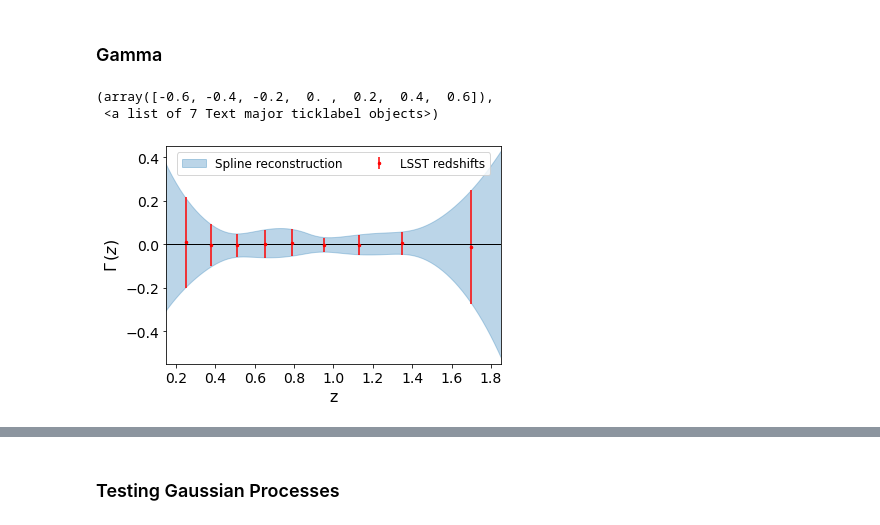
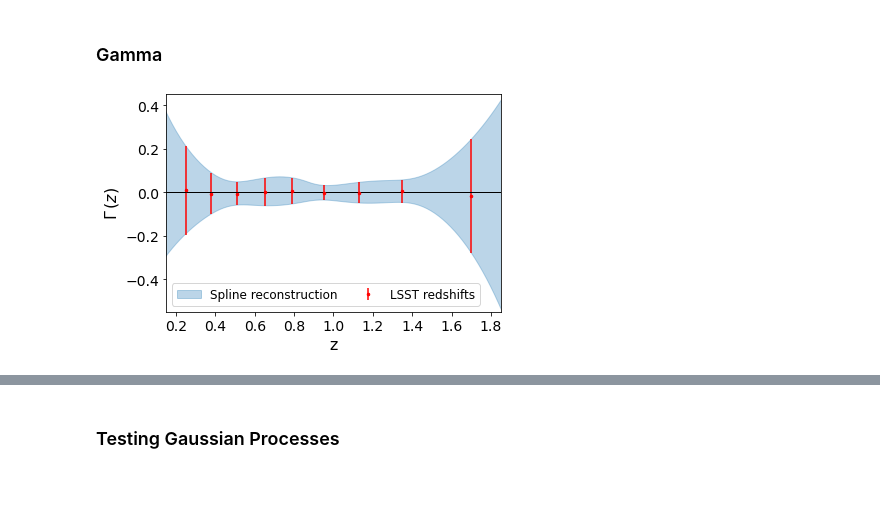
Before and after one commit to NastassiaG/FifthForce_Jhat_fhat, a Jupyter notebook: Jhat_fhat_DESI_LSST.ipynb, the cells around one changed output, grey strips where cells are left out. Saved outputs shown, nothing was run; the diff lists cells and outputs as text; code cells hidden in the pictures; blank space fills up the shorter version.

```diff
--- a/Jhat_fhat_DESI_LSST.ipynb
+++ b/Jhat_fhat_DESI_LSST.ipynb
@@ -406,28 +524,26 @@ err_Gamma_range_4knots= np.sqrt(np.diag(Gamma_cov_range_4knots))
 # %%
 # plt.figure(figsize=(6, 5))
 
 plt.plot(np.linspace(0.,2.0,50), np.full(50, 0), color='black', linewidth=1.0)
 
 
 # Plot the measured data with larger markers and wider error bars
 plt.fill_between(z_range, Gamma_range - 1-err_Gamma_range, Gamma_range - 1+err_Gamma_range,
                  color = 'C0', alpha=0.3, label = 'Spline reconstruction')
 
 
 
 # Plot the measured data with larger markers and wider error bars
 plt.errorbar(z_LSST[:-1], Gamma_LSST[:-1] - 1, yerr=err_Gamma_LSST[:-1], fmt='.', markersize=5,
              elinewidth=1.5, color = 'red', label = 'LSST redshifts')
 
 plt.xlabel("z", fontsize=16)
 plt.ylabel("$\Gamma\,(z)$", fontsize=16)
 plt.xlim(0.15,1.85)
 plt.ylim(-0.55, 0.45)
-plt.legend(ncol = 2, loc = 'upper center', fontsize = 12)
+plt.legend(ncol = 2, loc = 'lower left', fontsize = 12, columnspacing = 1.5)
 plt.xticks(fontsize=14)
 plt.yticks(fontsize=14)
-#plt.savefig("results_Gamma_forecast.png", dpi=600, bbox_inches='tight')
+plt.savefig("Figures/results_Gamma_forecast.pdf", dpi=600, bbox_inches='tight')
 # %% [output]
-(array([-0.6, -0.4, -0.2,  0. ,  0.2,  0.4,  0.6]),
- <a list of 7 Text major ticklabel objects>)
-[figure, old version]
+[figure, new version]
```
Also changed, not shown: parts of 14 cells of this notebook, 22 other files.
